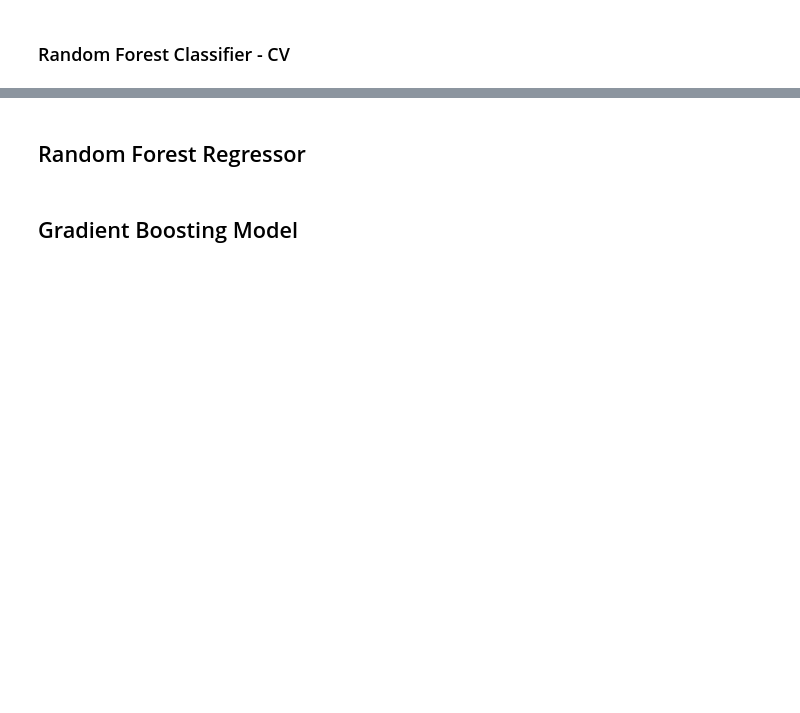
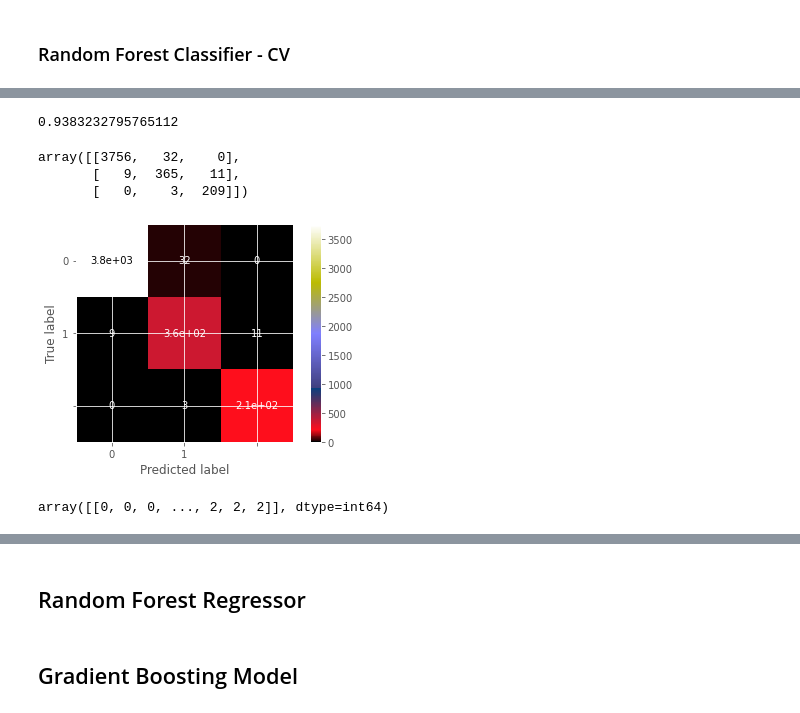
Before and after one commit to arcweld/DSI_Capstone_2, a Jupyter notebook: Capstone2.ipynb, the cells around one changed output, grey strips where cells are left out. Saved outputs shown, nothing was run; the diff lists cells and outputs as text; code cells hidden in the pictures; blank space fills up the shorter version.

```diff
--- a/Capstone2.ipynb
+++ b/Capstone2.ipynb
@@ -536,0 +640,22 @@ plt.plot(clf.feature_importances_)
+# %%
+y_pred = rf_mclf.predict(X)
+
+cm = confusion_matrix(y_pred, y_mclf)
+
+rf_mclf.score(X_test,y_test_mclf)
+# %% [output]
+0.9383232795765112
+# %%
+disp = ConfusionMatrixDisplay(confusion_matrix(y_pred, y_mclf), display_labels=log.classes_)
+disp.plot(cmap='gist_stern');
+cm
+# %% [output]
+array([[3756,   32,    0],
+       [   9,  365,   11],
+       [   0,    3,  209]])
+[figure, added]
+# %%
+y_test_pred = rf_mclf.predict(X_test)
+y_pred.reshape(1,-1)
+# %% [output]
+array([[0, 0, 0, ..., 2, 2, 2]], dtype=int64)
```
Also changed, not shown: parts of 29 cells of this notebook.
